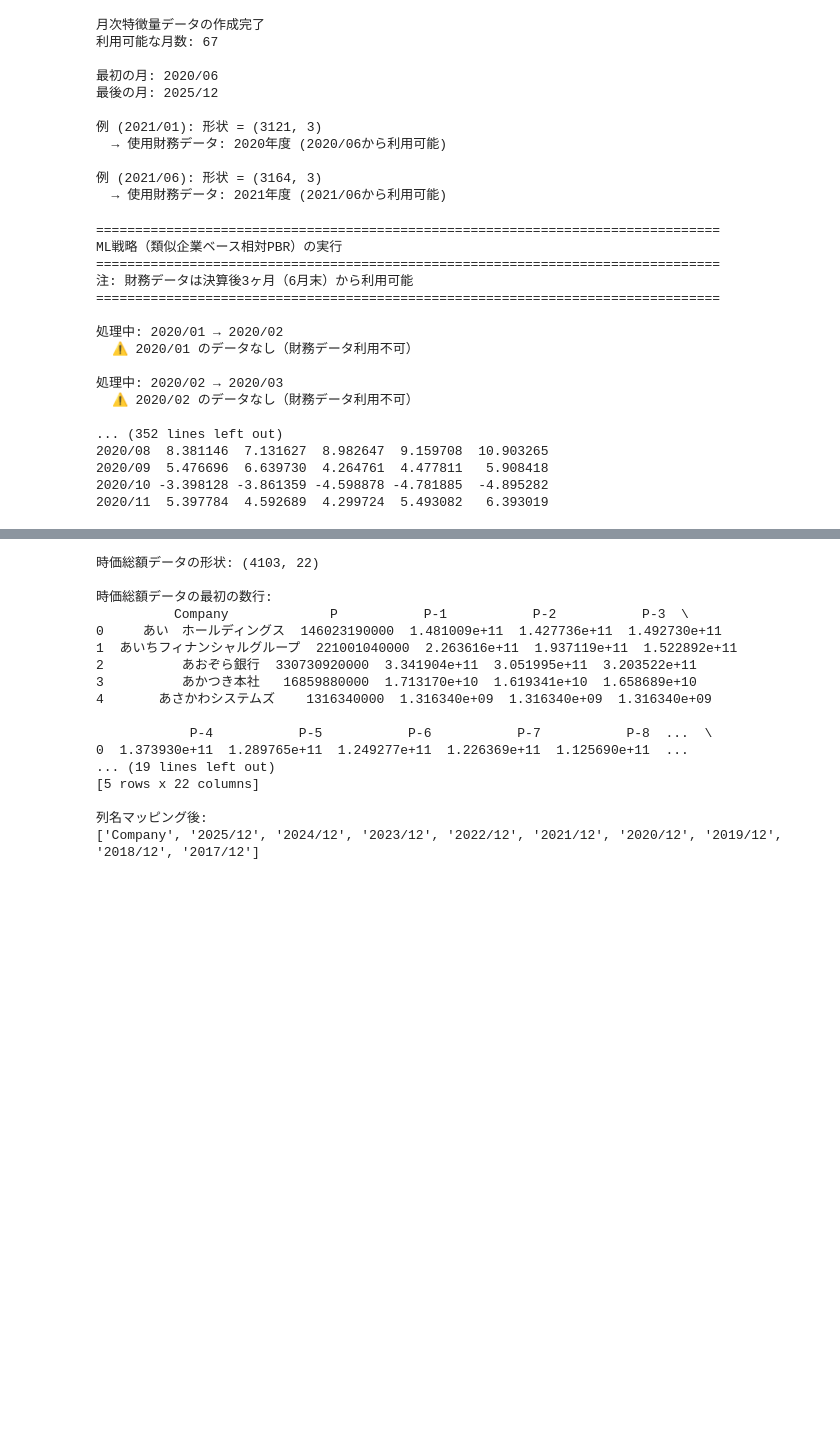
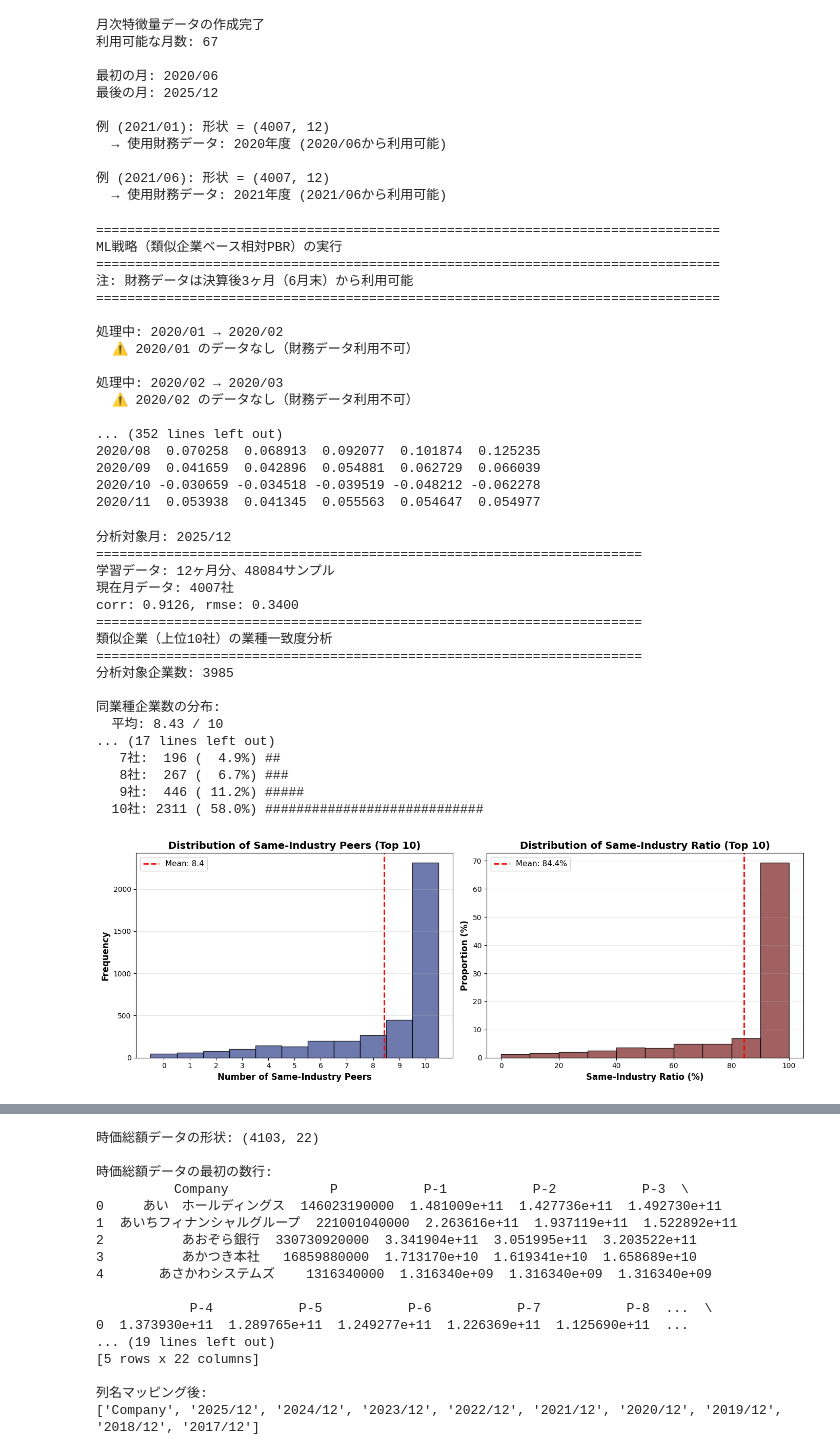
Before and after one commit to maple0u0/seminar, a Jupyter notebook: experiments/ml_value_strategy.ipynb, the cells around one changed output, grey strips where cells are left out. Saved outputs shown, nothing was run; the diff lists cells and outputs as text; code cells hidden in the pictures; blank space fills up the shorter version.

```diff
--- a/experiments/ml_value_strategy.ipynb
+++ b/experiments/ml_value_strategy.ipynb
@@ -74,6 +90,8 @@ def create_monthly_feature_data(financial_dfs, df_pbr_sorted):
 
         # 財務データを取得（インデックスはCompany）
         fin_df = financial_dfs[financial_year].copy()
+        fin_df["industry"] = df_industry["日経業種中分類"].reindex(fin_df.index).astype('category')
+        fin_df = create_features(fin_df)
 
         # 空のDataFrameの場合はスキップ
         if len(fin_df) == 0:
@@ -93,7 +111,7 @@ def create_monthly_feature_data(financial_dfs, df_pbr_sorted):
         merged_df['log_pbr'] = log_pbr
 
         # 欠損値を除外
-        merged_df = merged_df.dropna()
+        #merged_df = merged_df.dropna()
 
         monthly_data[month_col] = merged_df
 
@@ -122,10 +140,10 @@ if len(available_months) > 0:
 最初の月: 2020/06
 最後の月: 2025/12
 
-例 (2021/01): 形状 = (3121, 3)
+例 (2021/01): 形状 = (4007, 12)
   → 使用財務データ: 2020年度 (2020/06から利用可能)
 
-例 (2021/06): 形状 = (3164, 3)
+例 (2021/06): 形状 = (4007, 12)
   → 使用財務データ: 2021年度 (2021/06から利用可能)
 # %%
 # ML戦略: 類似企業加重平均PBRに対する相対PBRを計算
@@ -308,7 +326,7 @@ quintile_returns_ml = create_ml_relative_pbr_strategy(
     df_returns=df_returns,
     n_quintiles=5,
     lookback_months=12,
-    top_k=10
+    top_k=20
 )
 
 print("\n" + "=" * 80)
@@ -332,7 +350,69 @@ ML戦略（類似企業ベース相対PBR）の実行
   ⚠ 2020/02 のデータなし（財務データ利用不可）
 
 ... (352 lines left out)
-2020/08  8.381146  7.131627  8.982647  9.159708  10.903265
-2020/09  5.476696  6.639730  4.264761  4.477811   5.908418
-2020/10 -3.398128 -3.861359 -4.598878 -4.781885  -4.895282
-2020/11  5.397784  4.592689  4.299724  5.493082   6.393019
+2020/08  0.070258  0.068913  0.092077  0.101874  0.125235
+2020/09  0.041659  0.042896  0.054881  0.062729  0.066039
+2020/10 -0.030659 -0.034518 -0.039519 -0.048212 -0.062278
+2020/11  0.053938  0.041345  0.055563  0.054647  0.054977
+# %%
+# 類似企業の業種一致度分析
+# 最新月のデータを使って、LightGBMが見つける類似企業が同業種かどうかを分析
+
+from functions.analyze_peer_industry import analyze_peer_industry_match
+
+# 最新の利用可能な月を取得
+available_months = sorted([m for m in monthly_feature_data.keys()])
+latest_month = available_months[-1]
+
+print(f"分析対象月: {latest_month}")
+print("=" * 70)
+
+# 最新月の特徴量データを取得
+current_df = monthly_feature_data[latest_month].copy()
+
+# 学習データを準備（過去12ヶ月分）
+lookback_months = 12
+latest_idx = len(available_months) - 1
+past_months = available_months[max(0, latest_idx - lookback_months):latest_idx]
+
+train_dfs = [monthly_feature_data[m] for m in past_months if m in monthly_feature_data]
+train_df = pd.concat(train_dfs, axis=0)
+
+print(f"学習データ: {len(train_dfs)}ヶ月分、{len(train_df)}サンプル")
+print(f"現在月データ: {len(current_df)}社")
+
+# 類似度計算
+weights_df = calculate_peer_weights(
+    train_df=train_df,
+    current_features_df=current_df,
+    top_k=10,
+    num_boost_round=100
+)
+
+# 業種一致度分析（ヒストグラム描画）
+result_df = analyze_peer_industry_match(
+    weights_df=weights_df,
+    df_industry=df_industry,
+    top_k=10,
+    show_plot=True,
+    industry_col="日経業種中分類"
+)
+# %% [output]
+分析対象月: 2025/12
+======================================================================
+学習データ: 12ヶ月分、48084サンプル
+現在月データ: 4007社
+corr: 0.9126, rmse: 0.3400
+======================================================================
+類似企業（上位10社）の業種一致度分析
+======================================================================
+分析対象企業数: 3985
+
+同業種企業数の分布:
+  平均: 8.43 / 10
+... (17 lines left out)
+   7社:  196 (  4.9%) ##
+   8社:  267 (  6.7%) ###
+   9社:  446 ( 11.2%) #####
+  10社: 2311 ( 58.0%) ############################
+[figure, added]
```
Also changed, not shown: parts of 17 cells of this notebook, 8 other files.
